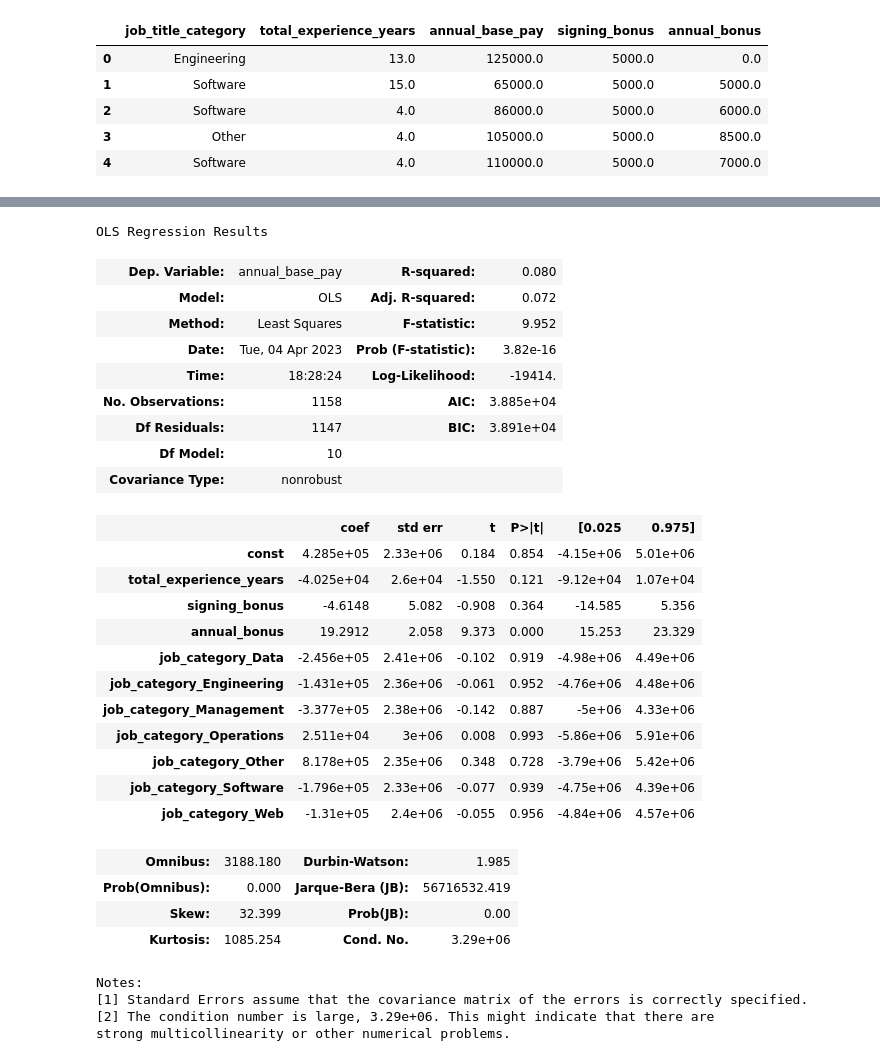
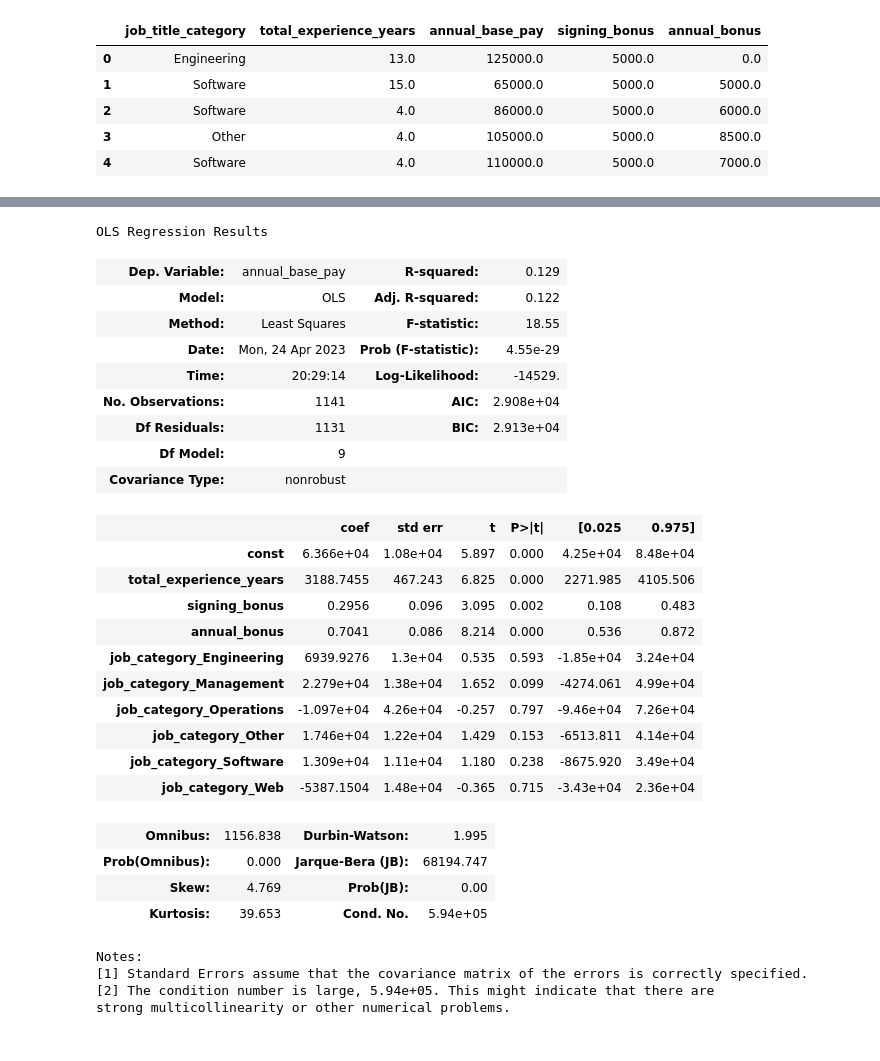
Before and after one commit to cjr200/DATA-4950-Capstone, a Jupyter notebook: DATA-4950-Capstone/notebooks/linear_regression.ipynb, the cells around one changed output, grey strips where cells are left out. Cells and saved outputs as stored; diff of their text form; code cells hidden in the pictures.

Commit message:
model notebooks finished

```diff
--- a/DATA-4950-Capstone/notebooks/linear_regression.ipynb
+++ b/DATA-4950-Capstone/notebooks/linear_regression.ipynb
@@ -7,6 +7,8 @@ from sklearn.preprocessing import MinMaxScaler
 import statsmodels.api as sm
 # %%
 df = pd.read_csv('/Users/calebreed/Documents/GitHub/DATA-4950-Capstone/DATA-4950-Capstone/data/external/salaries_clean.csv')
+# drop the outliers
+df = df[df.annual_base_pay < 1000000]
 # drop unneccessary variables
 df = df.drop(["index","salary_id","location_latitude","location_longitude","comments","submitted_at"],axis=1)
 # job_title_rank, location_state, and location_country have too many missing values so they will be dropped
@@ -106 +108,9 @@ Notes:
 strong multicollinearity problems or that the design matrix is singular.
+# %%
+X_reg = X_reg.drop(['job_category_Data'],axis=1)
+X_reg = sm.add_constant(X_reg)
+
+reg1 = sm.OLS(y_train, X_reg).fit()
+pred = reg1.predict(X_reg)
+
+reg1.summary()
@@ -107,40 +148,38 @@ strong multicollinearity problems or that the design matrix is singular.
 # %%
-# Backward elimination
-X_reg = X_reg.drop('job_category_Applied Science', axis = 1)
+X_reg = X_reg.drop(['job_category_Applied Science'],axis=1)
 X_reg = sm.add_constant(X_reg)
 
 reg1 = sm.OLS(y_train, X_reg).fit()
 pred = reg1.predict(X_reg)
 
 reg1.summary()
 # %% [output]
 OLS Regression Results
-| Dep. Variable: | annual_base_pay | R-squared: | 0.080 |
-| Model: | OLS | Adj. R-squared: | 0.072 |
-| Method: | Least Squares | F-statistic: | 9.952 |
-| Date: | Tue, 04 Apr 2023 | Prob (F-statistic): | 3.82e-16 |
-| Time: | 18:28:24 | Log-Likelihood: | -19414. |
-| No. Observations: | 1158 | AIC: | 3.885e+04 |
-| Df Residuals: | 1147 | BIC: | 3.891e+04 |
-| Df Model: | 10 |  |  |
+| Dep. Variable: | annual_base_pay | R-squared: | 0.129 |
+| Model: | OLS | Adj. R-squared: | 0.122 |
+| Method: | Least Squares | F-statistic: | 18.55 |
+| Date: | Mon, 24 Apr 2023 | Prob (F-statistic): | 4.55e-29 |
+| Time: | 20:29:14 | Log-Likelihood: | -14529. |
+| No. Observations: | 1141 | AIC: | 2.908e+04 |
+| Df Residuals: | 1131 | BIC: | 2.913e+04 |
+| Df Model: | 9 |  |  |
 | Covariance Type: | nonrobust |  |  |
 |  | coef | std err | t | P>|t| | [0.025 | 0.975] |
-| const | 4.285e+05 | 2.33e+06 | 0.184 | 0.854 | -4.15e+06 | 5.01e+06 |
-| total_experience_years | -4.025e+04 | 2.6e+04 | -1.550 | 0.121 | -9.12e+04 | 1.07e+04 |
-| signing_bonus | -4.6148 | 5.082 | -0.908 | 0.364 | -14.585 | 5.356 |
-| annual_bonus | 19.2912 | 2.058 | 9.373 | 0.000 | 15.253 | 23.329 |
-| job_category_Data | -2.456e+05 | 2.41e+06 | -0.102 | 0.919 | -4.98e+06 | 4.49e+06 |
-| job_category_Engineering | -1.431e+05 | 2.36e+06 | -0.061 | 0.952 | -4.76e+06 | 4.48e+06 |
-| job_category_Management | -3.377e+05 | 2.38e+06 | -0.142 | 0.887 | -5e+06 | 4.33e+06 |
-| job_category_Operations | 2.511e+04 | 3e+06 | 0.008 | 0.993 | -5.86e+06 | 5.91e+06 |
-| job_category_Other | 8.178e+05 | 2.35e+06 | 0.348 | 0.728 | -3.79e+06 | 5.42e+06 |
-| job_category_Software | -1.796e+05 | 2.33e+06 | -0.077 | 0.939 | -4.75e+06 | 4.39e+06 |
-| job_category_Web | -1.31e+05 | 2.4e+06 | -0.055 | 0.956 | -4.84e+06 | 4.57e+06 |
+| const | 6.366e+04 | 1.08e+04 | 5.897 | 0.000 | 4.25e+04 | 8.48e+04 |
+| total_experience_years | 3188.7455 | 467.243 | 6.825 | 0.000 | 2271.985 | 4105.506 |
+| signing_bonus | 0.2956 | 0.096 | 3.095 | 0.002 | 0.108 | 0.483 |
+| annual_bonus | 0.7041 | 0.086 | 8.214 | 0.000 | 0.536 | 0.872 |
+| job_category_Engineering | 6939.9276 | 1.3e+04 | 0.535 | 0.593 | -1.85e+04 | 3.24e+04 |
+| job_category_Management | 2.279e+04 | 1.38e+04 | 1.652 | 0.099 | -4274.061 | 4.99e+04 |
+| job_category_Operations | -1.097e+04 | 4.26e+04 | -0.257 | 0.797 | -9.46e+04 | 7.26e+04 |
+| job_category_Other | 1.746e+04 | 1.22e+04 | 1.429 | 0.153 | -6513.811 | 4.14e+04 |
+| job_category_Software | 1.309e+04 | 1.11e+04 | 1.180 | 0.238 | -8675.920 | 3.49e+04 |
+| job_category_Web | -5387.1504 | 1.48e+04 | -0.365 | 0.715 | -3.43e+04 | 2.36e+04 |
-| Omnibus: | 3188.180 | Durbin-Watson: | 1.985 |
-| Prob(Omnibus): | 0.000 | Jarque-Bera (JB): | 56716532.419 |
-| Skew: | 32.399 | Prob(JB): | 0.00 |
-| Kurtosis: | 1085.254 | Cond. No. | 3.29e+06 |
+| Omnibus: | 1156.838 | Durbin-Watson: | 1.995 |
+| Prob(Omnibus): | 0.000 | Jarque-Bera (JB): | 68194.747 |
+| Skew: | 4.769 | Prob(JB): | 0.00 |
+| Kurtosis: | 39.653 | Cond. No. | 5.94e+05 |
 Notes:
 [1] Standard Errors assume that the covariance matrix of the errors is correctly specified.
-[2] The condition number is large, 3.29e+06. This might indicate that there are
+[2] The condition number is large, 5.94e+05. This might indicate that there are
 strong multicollinearity or other numerical problems.
```
Also changed, not shown: parts of 18 cells of this notebook, 1 other file.
